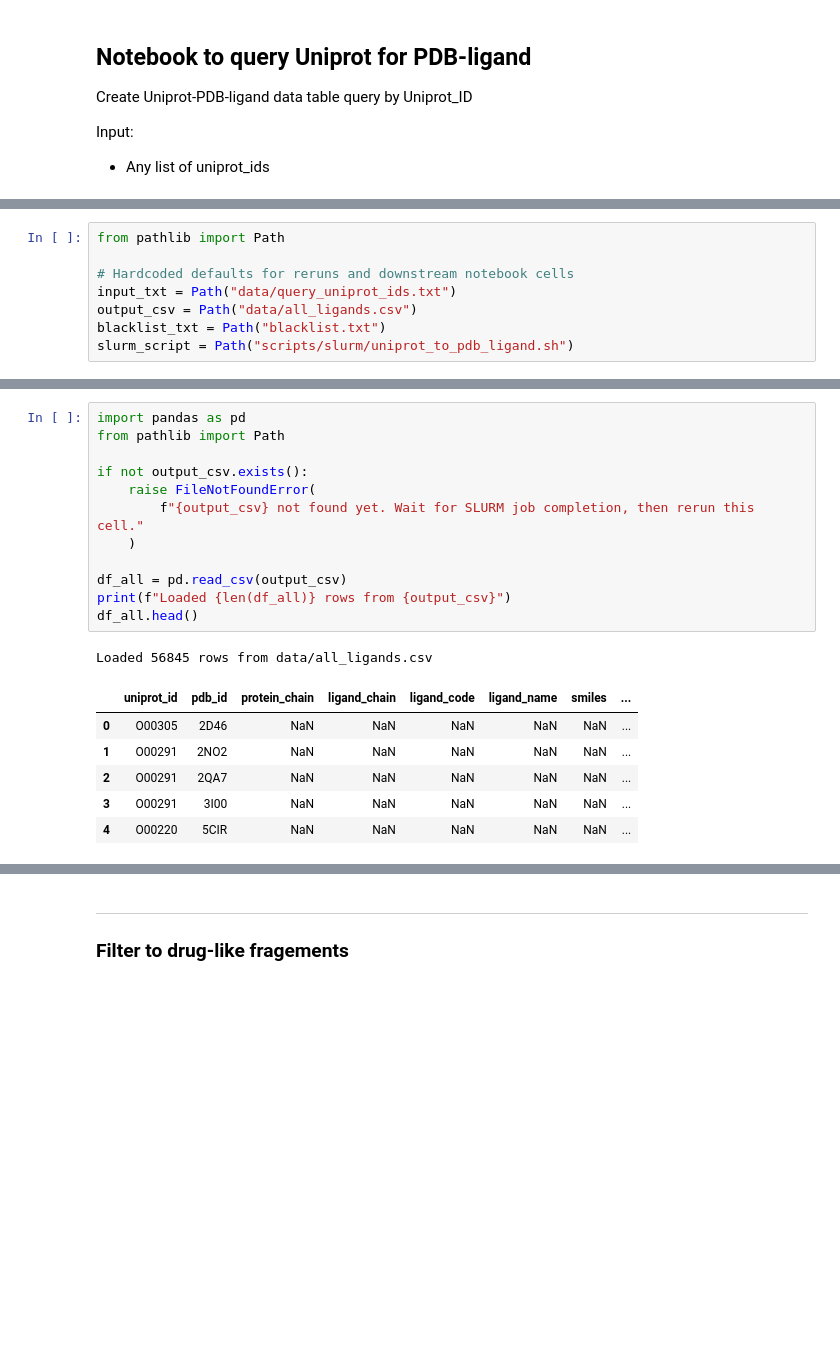
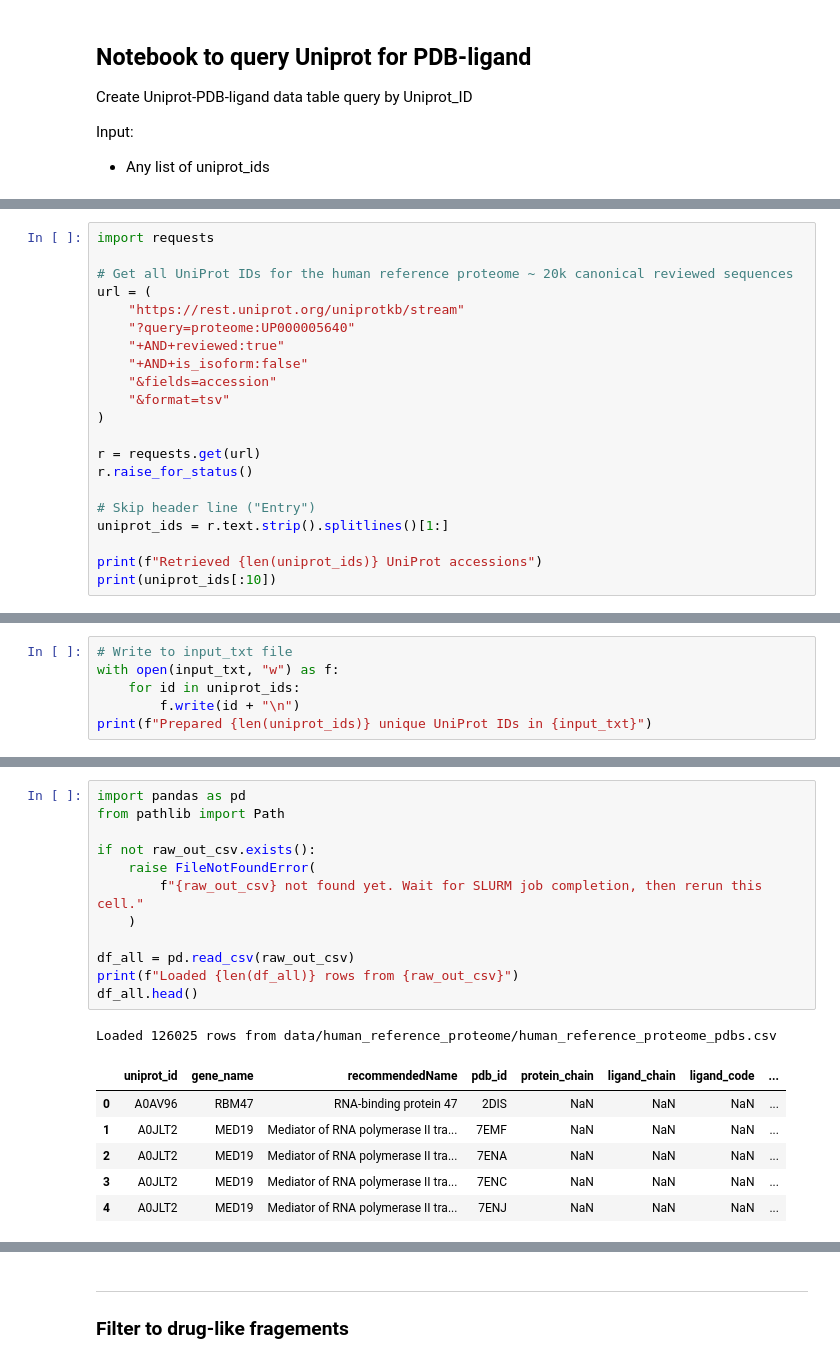
Before and after one commit to meng-yx/ligand_viewer, a Jupyter notebook: notebooks/query_by_uniprot.ipynb, the cells around one changed output, grey strips where cells are left out. Drawn from its saved outputs; the diff is of its cells as text; blank space fills up the shorter version.

```diff
--- a/notebooks/query_by_uniprot.ipynb
+++ b/notebooks/query_by_uniprot.ipynb
@@ -44,8 +38,21 @@ df_query.head()
 # %%
-from pathlib import Path
+import requests
 
-# Hardcoded defaults for reruns and downstream notebook cells
-input_txt = Path("data/query_uniprot_ids.txt")
-output_csv = Path("data/all_ligands.csv")
-blacklist_txt = Path("blacklist.txt")
-slurm_script = Path("scripts/slurm/uniprot_to_pdb_ligand.sh")
+# Get all UniProt IDs for the human reference proteome ~ 20k canonical reviewed sequences
+url = (
+    "https://rest.uniprot.org/uniprotkb/stream"
+    "?query=proteome:UP000005640"
+    "+AND+reviewed:true"
+    "+AND+is_isoform:false"
+    "&fields=accession"
+    "&format=tsv"
+)
+
+r = requests.get(url)
+r.raise_for_status()
+
+# Skip header line ("Entry")
+uniprot_ids = r.text.strip().splitlines()[1:]
+
+print(f"Retrieved {len(uniprot_ids)} UniProt accessions")
+print(uniprot_ids[:10])
@@ -51,0 +62,6 @@ slurm_script = Path("scripts/slurm/uniprot_to_pdb_ligand.sh")
+# %%
+# Write to input_txt file
+with open(input_txt, "w") as f:
+    for id in uniprot_ids:
+        f.write(id + "\n")
+print(f"Prepared {len(uniprot_ids)} unique UniProt IDs in {input_txt}")
@@ -81,21 +91,21 @@ Monitor logs: logs/uniprot_ligands-<jobid>.out
 # %%
 import pandas as pd
 from pathlib import Path
 
-if not output_csv.exists():
+if not raw_out_csv.exists():
     raise FileNotFoundError(
-        f"{output_csv} not found yet. Wait for SLURM job completion, then rerun this cell."
+        f"{raw_out_csv} not found yet. Wait for SLURM job completion, then rerun this cell."
     )
 
-df_all = pd.read_csv(output_csv)
-print(f"Loaded {len(df_all)} rows from {output_csv}")
+df_all = pd.read_csv(raw_out_csv)
+print(f"Loaded {len(df_all)} rows from {raw_out_csv}")
 df_all.head()
 # %% [output]
-Loaded 56845 rows from data/all_ligands.csv
+Loaded 126025 rows from data/human_reference_proteome/human_reference_proteome_pdbs.csv
-|  | uniprot_id | pdb_id | protein_chain | ligand_chain | ligand_code | ligand_name | smiles | ... |
-| 0 | O00305 | 2D46 | NaN | NaN | NaN | NaN | NaN | ... |
-| 1 | O00291 | 2NO2 | NaN | NaN | NaN | NaN | NaN | ... |
-| 2 | O00291 | 2QA7 | NaN | NaN | NaN | NaN | NaN | ... |
-| 3 | O00291 | 3I00 | NaN | NaN | NaN | NaN | NaN | ... |
-| 4 | O00220 | 5CIR | NaN | NaN | NaN | NaN | NaN | ... |
+|  | uniprot_id | gene_name | recommendedName | pdb_id | protein_chain | ligand_chain | ligand_code | ... |
+| 0 | A0AV96 | RBM47 | RNA-binding protein 47 | 2DIS | NaN | NaN | NaN | ... |
+| 1 | A0JLT2 | MED19 | Mediator of RNA polymerase II tra... | 7EMF | NaN | NaN | NaN | ... |
+| 2 | A0JLT2 | MED19 | Mediator of RNA polymerase II tra... | 7ENA | NaN | NaN | NaN | ... |
+| 3 | A0JLT2 | MED19 | Mediator of RNA polymerase II tra... | 7ENC | NaN | NaN | NaN | ... |
+| 4 | A0JLT2 | MED19 | Mediator of RNA polymerase II tra... | 7ENJ | NaN | NaN | NaN | ... |
 # %%
```
Also changed, not shown: parts of 22 cells of this notebook.
